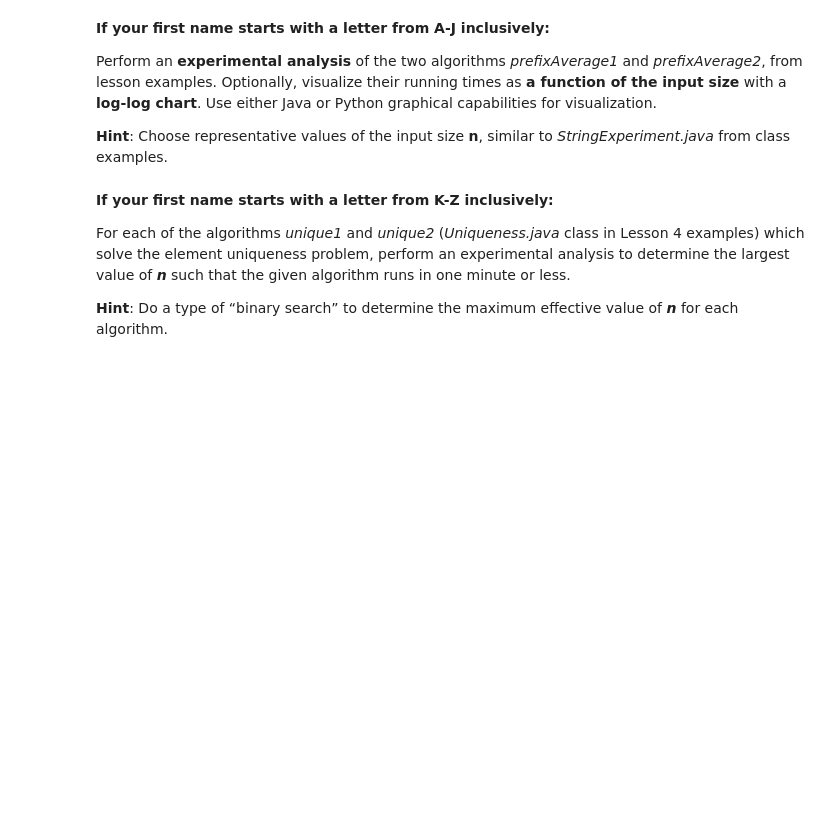
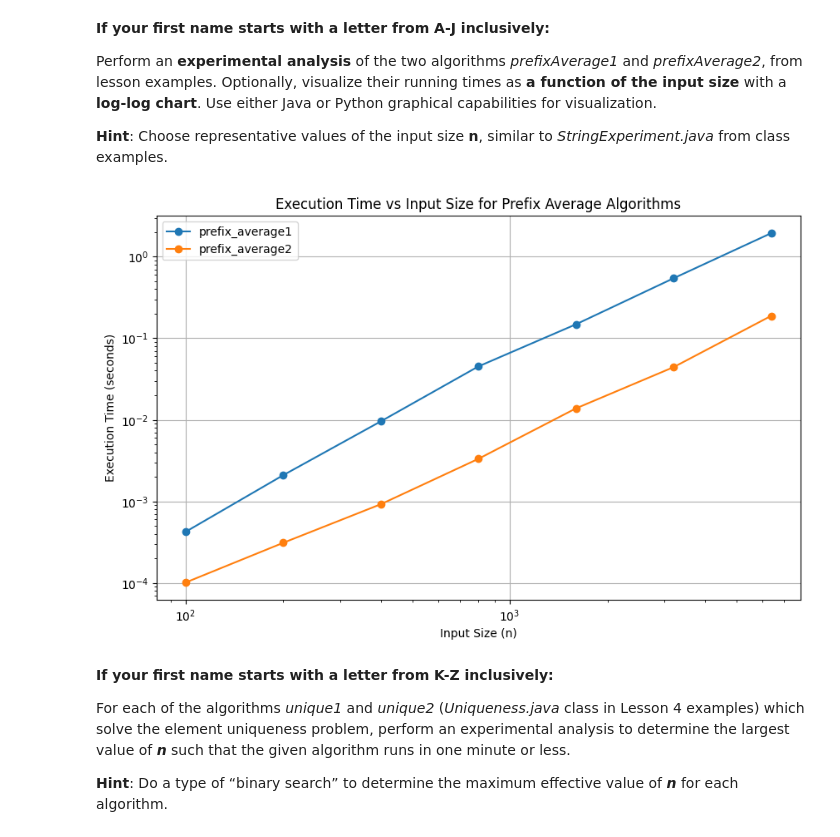
Before and after one commit to ttran375/comp254-assignment2, a Jupyter notebook: src/notebook.ipynb, the cells around one changed output. Drawn from its saved outputs; the diff is of its cells as text; code cells hidden in the pictures; blank space fills up the shorter version.

```diff
--- a/src/notebook.ipynb
+++ b/src/notebook.ipynb
@@ -62,6 +177,65 @@ visualization.
 
 **Hint**: Choose representative values of the input size **n**, similar
 to *StringExperiment.java* from class examples.
+# %%
+import time
+import matplotlib.pyplot as plt
+import numpy as np
+
+
+def prefix_average1(S):
+    n = len(S)
+    A = [0] * n
+    for j in range(n):
+        total = 0
+        for i in range(j + 1):
+            total += S[i]
+        A[j] = total / (j + 1)
+    return A
+
+
+def prefix_average2(S):
+    n = len(S)
+    A = [0] * n
+    for j in range(n):
+        A[j] = sum(S[0 : j + 1]) / (j + 1)
+    return A
+
+
+def main():
+    input_sizes = [100, 200, 400, 800, 1600, 3200, 6400]
+
+    times1 = []
+    times2 = []
+
+    for size in input_sizes:
+        S = np.random.rand(size).tolist()
+
+        start_time = time.time()
+        prefix_average1(S)
+        end_time = time.time()
+        times1.append(end_time - start_time)
+
+        start_time = time.time()
+        prefix_average2(S)
+        end_time = time.time()
+        times2.append(end_time - start_time)
+
+    plt.figure(figsize=(10, 6))
+    plt.loglog(input_sizes, times1, label="prefix_average1", marker="o")
+    plt.loglog(input_sizes, times2, label="prefix_average2", marker="o")
+    plt.xlabel("Input Size (n)")
+    plt.ylabel("Execution Time (seconds)")
+    plt.title("Execution Time vs Input Size for Prefix Average Algorithms")
+    plt.legend()
+    plt.grid(True)
+    plt.savefig("log_log_execution_time_plot.png")
+
+
+if __name__ == "__main__":
+    main()
+# %% [output]
+[figure, added]
 # %% [markdown]
 **If your first name starts with a letter from K-Z inclusively:**
 
```
Also changed, not shown: parts of 5 cells of this notebook, 1 other file.
